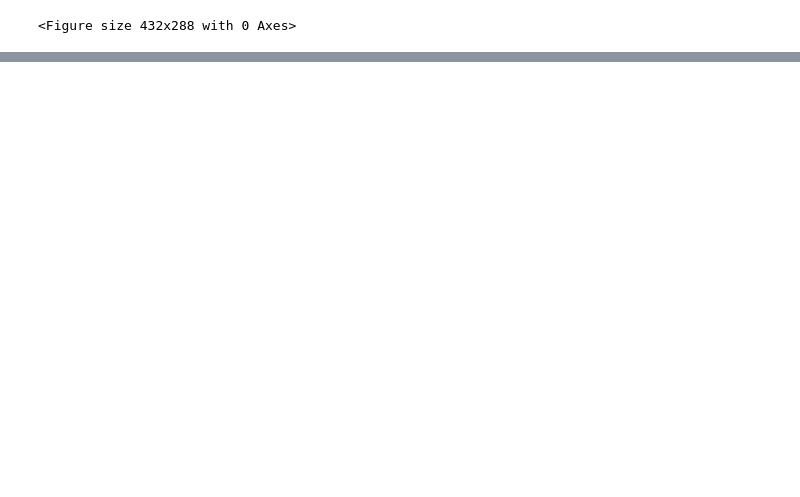
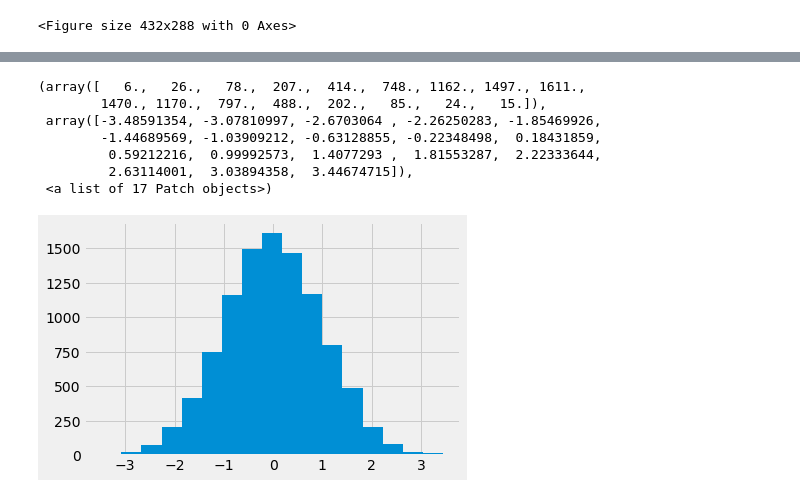
Before and after one commit to mbmilligan/msi-ipython-nb-ex, a Jupyter notebook: notebook/AdvPyFiles/04.BasicPlotting.ipynb, the cells around one changed output, grey strips where cells are left out. Saved outputs shown, nothing was run; the diff lists cells and outputs as text; code cells hidden in the pictures; blank space fills up the shorter version.

```diff
--- a/notebook/AdvPyFiles/04.BasicPlotting.ipynb
+++ b/notebook/AdvPyFiles/04.BasicPlotting.ipynb
@@ -109,0 +150,12 @@ pl.savefig('festive-plot.png')
+# %%
+pl.style.use('fivethirtyeight')
+pl.hist(t,17)
+# %% [output]
+(array([   6.,   26.,   78.,  207.,  414.,  748., 1162., 1497., 1611.,
+        1470., 1170.,  797.,  488.,  202.,   85.,   24.,   15.]),
+ array([-3.48591354, -3.07810997, -2.6703064 , -2.26250283, -1.85469926,
+        -1.44689569, -1.03909212, -0.63128855, -0.22348498,  0.18431859,
+         0.59212216,  0.99992573,  1.4077293 ,  1.81553287,  2.22333644,
+         2.63114001,  3.03894358,  3.44674715]),
+ <a list of 17 Patch objects>)
+[figure, added]
```
Also changed, not shown: parts of 7 cells of this notebook, 8 other files.
